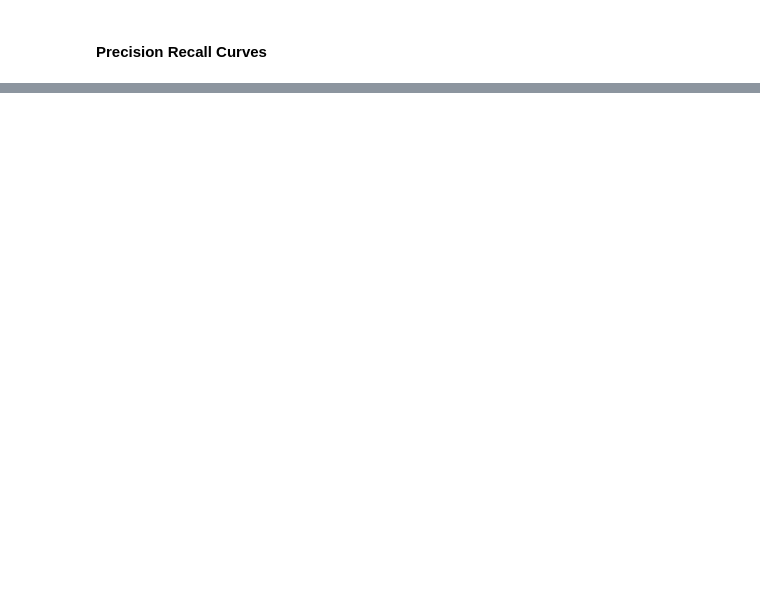
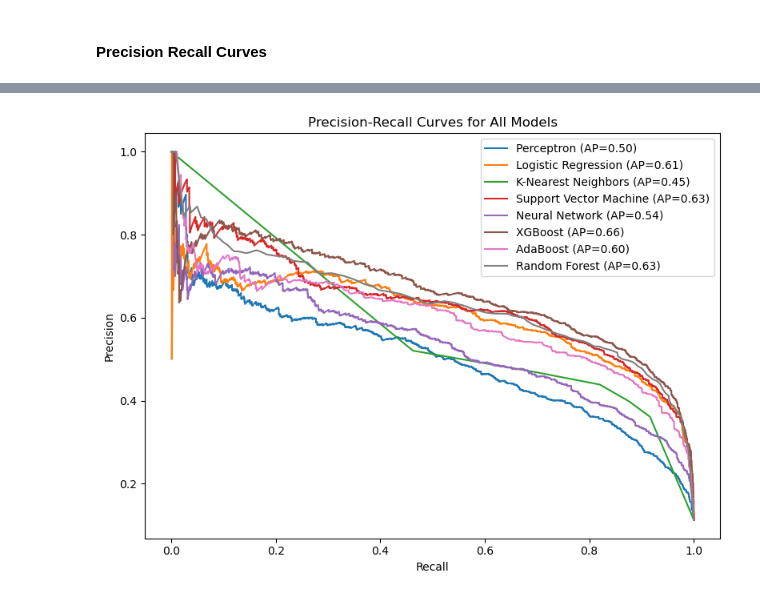
Before and after one commit to junclemente/ads504-final_project, a Jupyter notebook: notebooks/Preprocess_Modeling.ipynb, the cells around one changed output, grey strips where cells are left out. Saved outputs shown, nothing was run; the diff lists cells and outputs as text; code cells hidden in the pictures; blank space fills up the shorter version.

```diff
--- a/notebooks/Preprocess_Modeling.ipynb
+++ b/notebooks/Preprocess_Modeling.ipynb
@@ -417,0 +450,15 @@ Parameters: { "use_label_encoder" } are not used.
+# %%
+fig, ax = plt.subplots(figsize=(8,6))
+for name, (y_t, _, y_score) in preds.items():
+    precision, recall, _ = precision_recall_curve(y_t, y_score)
+    ap = average_precision_score(y_t, y_score)
+    ax.plot(recall, precision, label=f"{name} (AP={ap:.2f})")
+
+ax.set_xlabel("Recall")
+ax.set_ylabel("Precision")
+ax.set_title("Precision-Recall Curves for All Models")
+ax.legend(loc='upper right')
+plt.tight_layout()
+plt.show()
+# %% [output]
+[figure, added]
```
Also changed, not shown: parts of 5 cells of this notebook.
